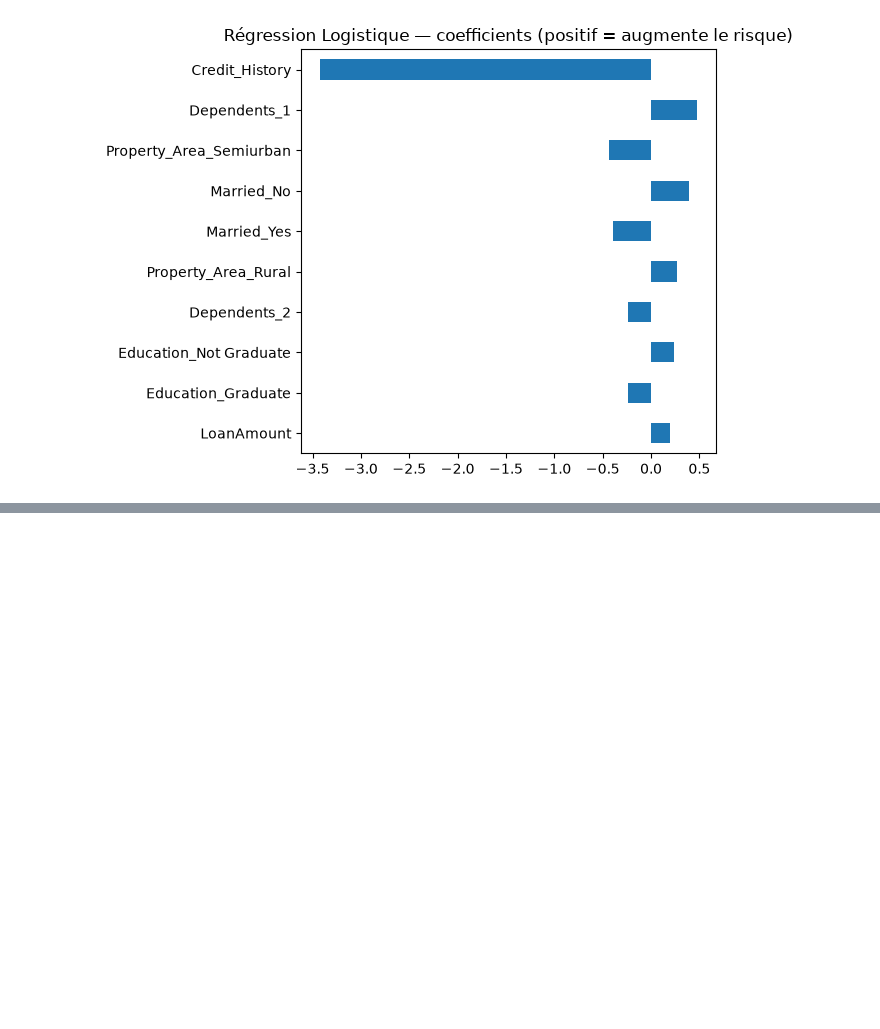
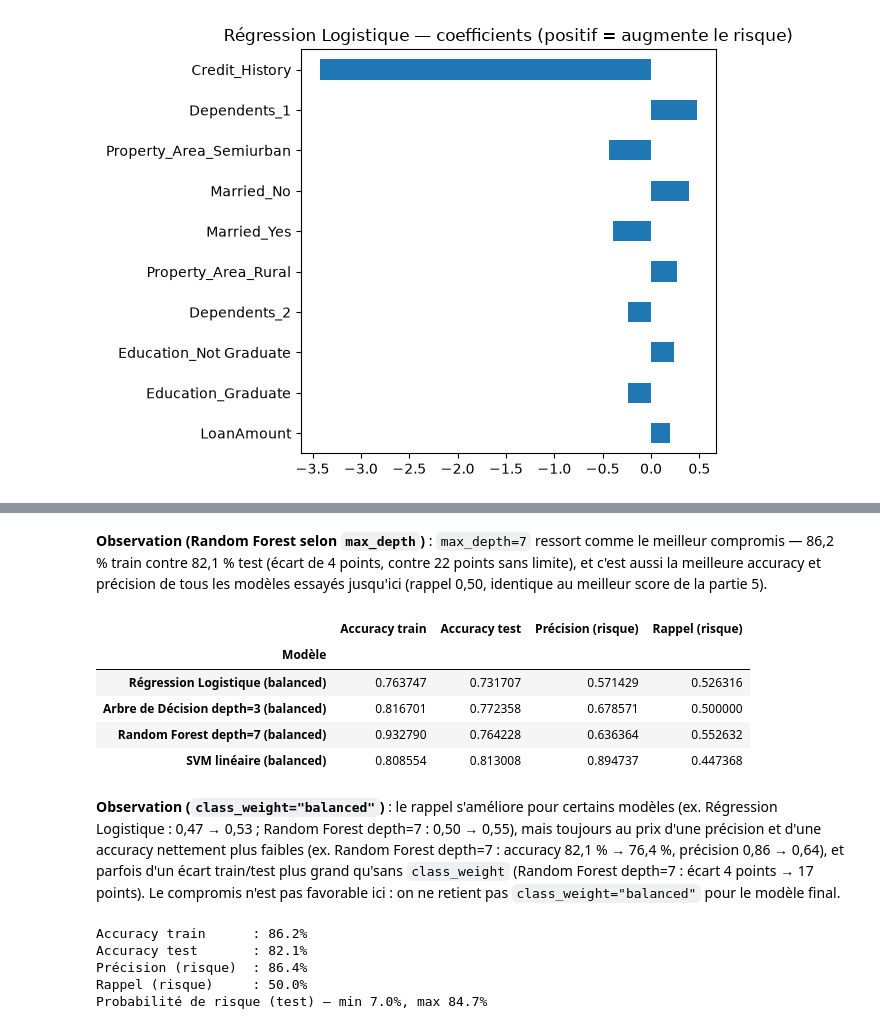
Before and after one commit to loicbonicontact-gif/Machine-Learning-Mise-en-pratique, a Jupyter notebook: notebooks/nb_03_Modélisation_CrediTrust_Scoring.ipynb, the cells around one changed output, grey strips where cells are left out. Saved outputs shown, nothing was run; the diff lists cells and outputs as text; code cells hidden in the pictures; blank space fills up the shorter version.

```diff
--- a/notebooks/nb_03_Modélisation_CrediTrust_Scoring.ipynb
+++ b/notebooks/nb_03_Modélisation_CrediTrust_Scoring.ipynb
@@ -681,0 +731,72 @@ for name in top3_names:
+# %% [markdown]
+**Observation (Random Forest selon `max_depth`)** : `max_depth=7` ressort comme le meilleur
+compromis — 86,2 % train contre 82,1 % test (écart de 4 points, contre 22 points sans limite), et
+c'est aussi la meilleure accuracy et précision de tous les modèles essayés jusqu'ici (rappel 0,50,
+identique au meilleur score de la partie 5).
+# %%
+# Déséquilibre des classes : class_weight="balanced" sur les modèles qui le supportent
+balanced_candidates = {
+    "Régression Logistique (balanced)": LogisticRegression(
+        max_iter=1000, random_state=42, class_weight="balanced"
+    ),
+    "Arbre de Décision depth=3 (balanced)": DecisionTreeClassifier(
+        max_depth=3, random_state=42, class_weight="balanced"
+    ),
+    "Random Forest depth=7 (balanced)": RandomForestClassifier(
+        max_depth=7, random_state=42, class_weight="balanced"
+    ),
+    "SVM linéaire (balanced)": SVC(
+        kernel="linear", random_state=42, class_weight="balanced", probability=True
+    ),
+}
+
+balanced_rows = []
+for name, model_b in balanced_candidates.items():
+    model_b.fit(X_train_scaled, y_train)
+    y_pred_b = model_b.predict(X_test_scaled)
+    balanced_rows.append({
+        "Modèle": name,
+        "Accuracy train": model_b.score(X_train_scaled, y_train),
+        "Accuracy test": accuracy_score(y_test, y_pred_b),
+        "Précision (risque)": precision_score(y_test, y_pred_b, pos_label=1),
+        "Rappel (risque)": recall_score(y_test, y_pred_b, pos_label=1),
+    })
+
+pd.DataFrame(balanced_rows).set_index("Modèle")
+# %% [output]
+|  | Accuracy train | Accuracy test | Précision (risque) | Rappel (risque) |
+| Modèle |  |  |  |  |
+| Régression Logistique (balanced) | 0.763747 | 0.731707 | 0.571429 | 0.526316 |
+| Arbre de Décision depth=3 (balanced) | 0.816701 | 0.772358 | 0.678571 | 0.500000 |
+| Random Forest depth=7 (balanced) | 0.932790 | 0.764228 | 0.636364 | 0.552632 |
+| SVM linéaire (balanced) | 0.808554 | 0.813008 | 0.894737 | 0.447368 |
+# %% [markdown]
+**Observation (`class_weight="balanced"`)** : le rappel s'améliore pour certains modèles (ex.
+Régression Logistique : 0,47 → 0,53 ; Random Forest depth=7 : 0,50 → 0,55), mais toujours au prix
+d'une précision et d'une accuracy nettement plus faibles (ex. Random Forest depth=7 : accuracy
+82,1 % → 76,4 %, précision 0,86 → 0,64), et parfois d'un écart train/test plus grand qu'sans
+`class_weight` (Random Forest depth=7 : écart 4 points → 17 points). Le compromis n'est pas
+favorable ici : on ne retient pas `class_weight="balanced"` pour le modèle final.
+# %%
+# Modèle retenu pour la suite (et pour le dashboard) : Random Forest avec max_depth=7, sans
+# class_weight. Meilleure accuracy et précision de tous les modèles essayés (parties 4 et 8),
+# rappel parmi les meilleurs (0,50, comme l'Arbre de Décision d'origine mais sans son
+# sur-apprentissage), et un écart train/test limité à environ 4 points au lieu de 22 (voire 35
+# pour l'Arbre de Décision seul).
+final_model = RandomForestClassifier(max_depth=7, random_state=42)
+final_model.fit(X_train_scaled, y_train)
+
+y_pred_final = final_model.predict(X_test_scaled)
+y_proba_final = final_model.predict_proba(X_test_scaled)[:, 1]
+
+print(f"Accuracy train      : {final_model.score(X_train_scaled, y_train):.1%}")
+print(f"Accuracy test       : {accuracy_score(y_test, y_pred_final):.1%}")
+print(f"Précision (risque)  : {precision_score(y_test, y_pred_final, pos_label=1):.1%}")
+print(f"Rappel (risque)     : {recall_score(y_test, y_pred_final, pos_label=1):.1%}")
+print(f"Probabilité de risque (test) — min {y_proba_final.min():.1%}, max {y_proba_final.max():.1%}")
+# %% [output]
+Accuracy train      : 86.2%
+Accuracy test       : 82.1%
+Précision (risque)  : 86.4%
+Rappel (risque)     : 50.0%
+Probabilité de risque (test) — min 7.0%, max 84.7%
```
Also changed, not shown: parts of 8 cells of this notebook, 6 other files.
